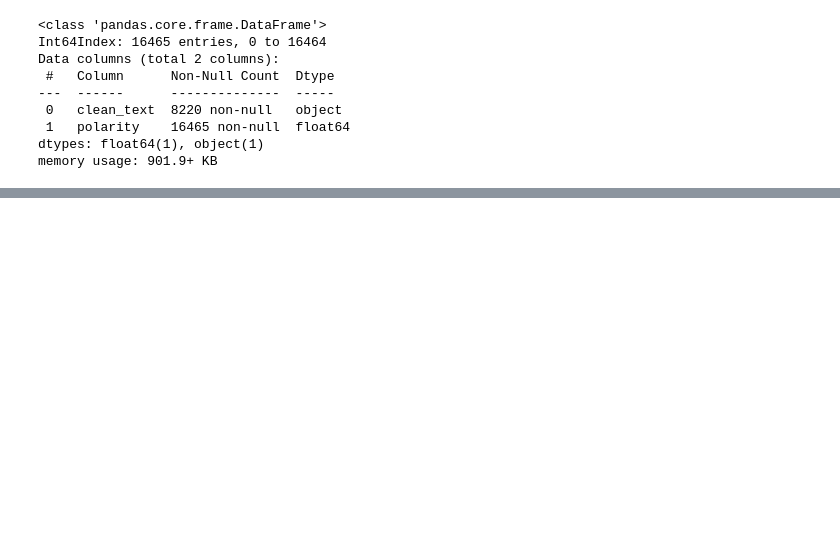
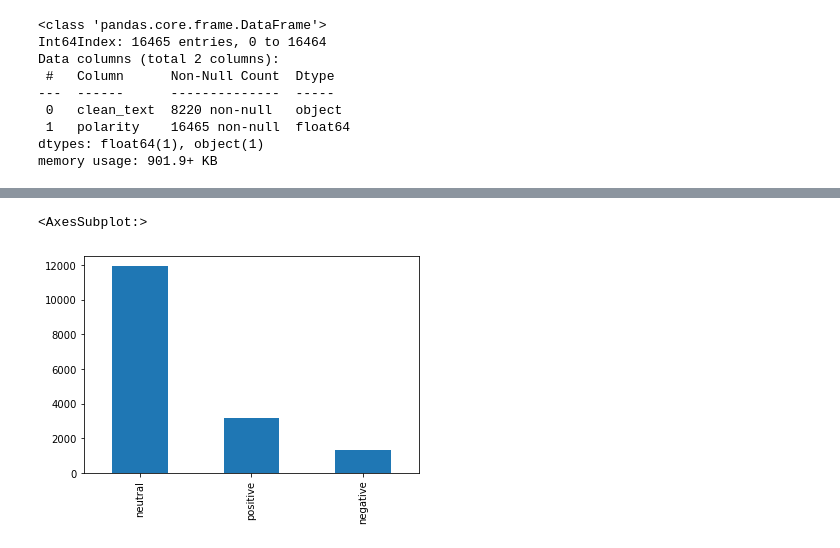
Before and after one commit to Abel-Blue/Twitter-Data-Analysis, a Jupyter notebook: Notebooks/Challenge_ Day2.ipynb, the cells around one changed output, grey strips where cells are left out. Saved outputs shown, nothing was run; the diff lists cells and outputs as text; code cells hidden in the pictures; blank space fills up the shorter version.

```diff
--- a/Notebooks/Challenge_ Day2.ipynb
+++ b/Notebooks/Challenge_ Day2.ipynb
@@ -231,0 +237,7 @@ clean_tweet.head()
+# %%
+# ploting score using bar presentation
+#
+clean_tweet['score'].value_counts().plot(kind='bar')
+# %% [output]
+<AxesSubplot:>
+[figure, added]
```
Also changed, not shown: parts of 2 cells of this notebook.
